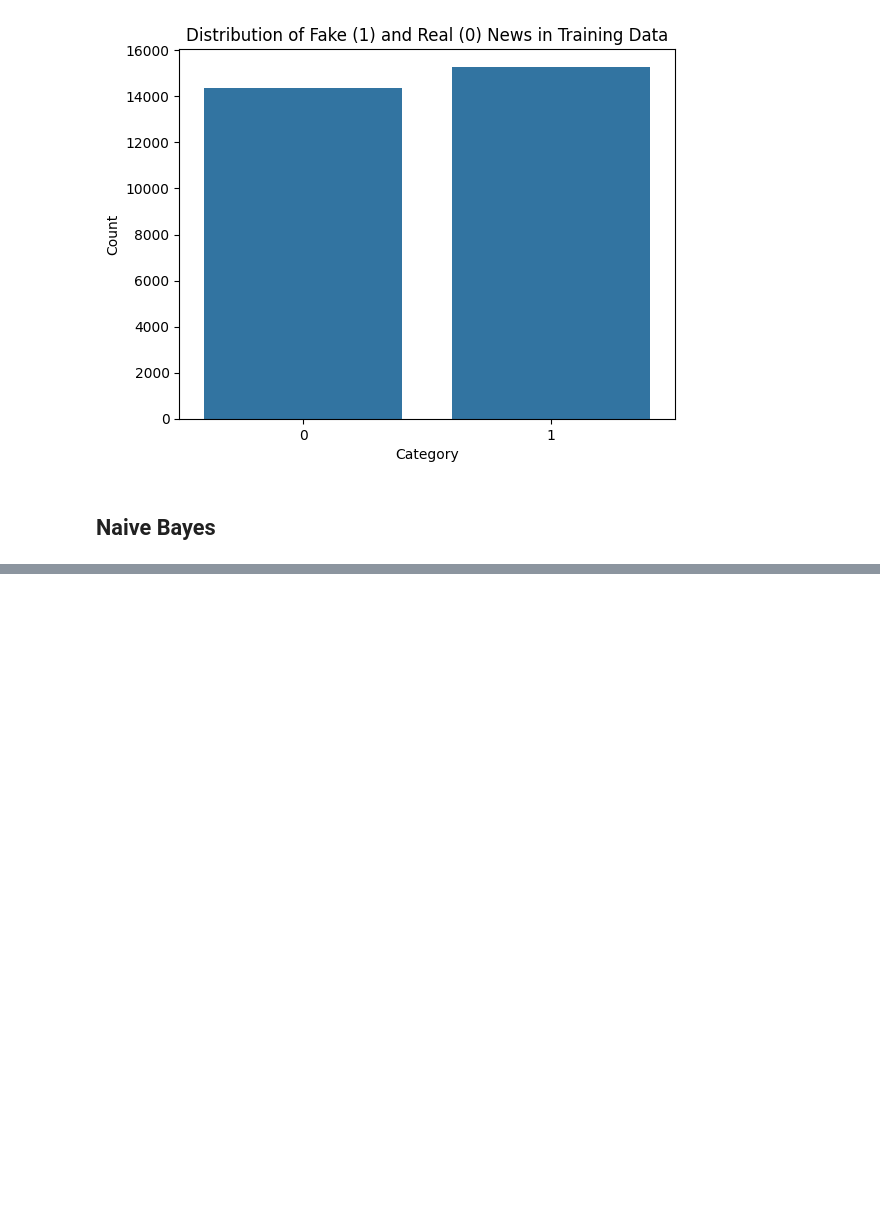
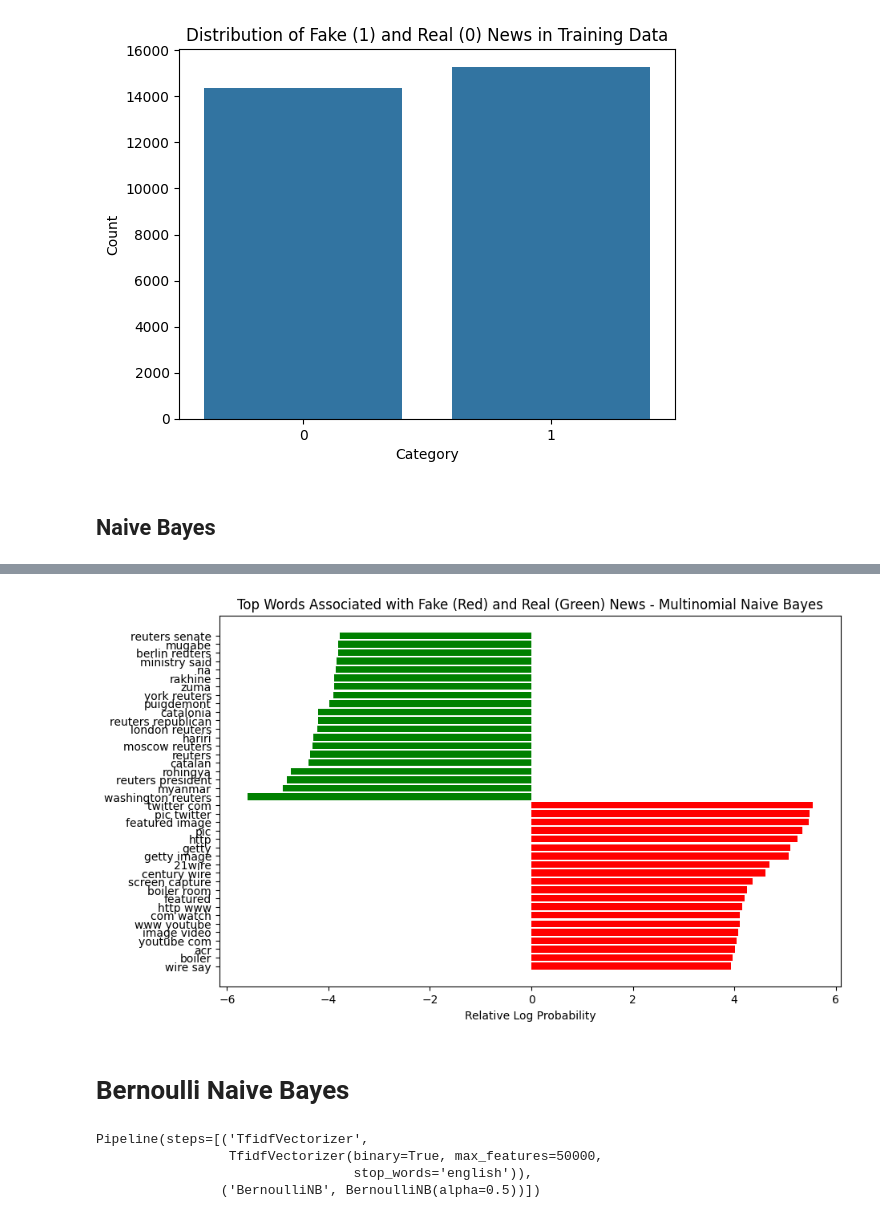
Before and after one commit to trunghuu2404-debug/Fake-New-Detection, a Jupyter notebook: model_train_v3.ipynb, the cells around one changed output, grey strips where cells are left out. Cells and saved outputs as stored; diff of their text form; code cells hidden in the pictures; blank space fills up the shorter version.

```diff
--- a/model_train_v3.ipynb
+++ b/model_train_v3.ipynb
@@ -656,0 +746,25 @@ from
+# %%
+import numpy as np
+
+# Extract TF-IDF vectorizer and Multinomial Naive Bayes model
+tfidf_mnb = mnb_pipeline.named_steps['tfidf']
+mnb_model = mnb_pipeline.named_steps['mnb']  # or 'clf' if you named it that way
+
+# Get feature names and relative log probabilities
+feature_names_mnb = tfidf_mnb.get_feature_names_out()
+coefficients_mnb = mnb_model.feature_log_prob_[1] - mnb_model.feature_log_prob_[0]
+
+# Top 20 positive (fake) and negative (real) words
+top_fake_mnb = np.argsort(coefficients_mnb)[-20:]
+top_real_mnb = np.argsort(coefficients_mnb)[:20]
+
+plt.figure(figsize=(10,6))
+plt.barh(feature_names_mnb[top_fake_mnb], coefficients_mnb[top_fake_mnb], color='red')
+plt.barh(feature_names_mnb[top_real_mnb], coefficients_mnb[top_real_mnb], color='green')
+plt.xlabel('Relative Log Probability')
+plt.title('Top Words Associated with Fake (Red) and Real (Green) News - Multinomial Naive Bayes')
+plt.show()
+# %% [output]
+[figure, added]
+# %% [markdown]
+# Bernoulli Naive Bayes
@@ -656,0 +776,7 @@ from
+# %%
+bnb_pipeline.fit(X_train, y_train)
+# %% [output]
+Pipeline(steps=[('TfidfVectorizer',
+                 TfidfVectorizer(binary=True, max_features=50000,
+                                 stop_words='english')),
+                ('BernoulliNB', BernoulliNB(alpha=0.5))])
```
Also changed, not shown: parts of 22 cells of this notebook, 4 other files.
